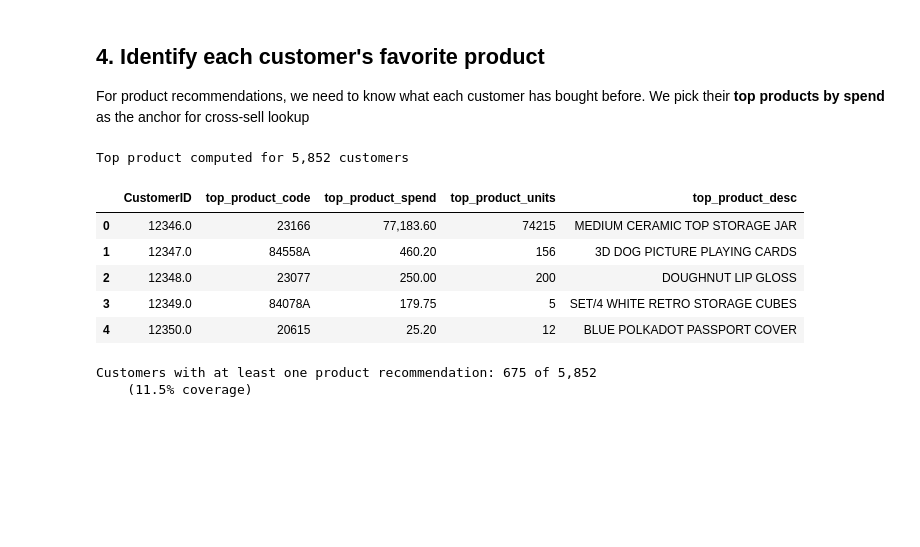
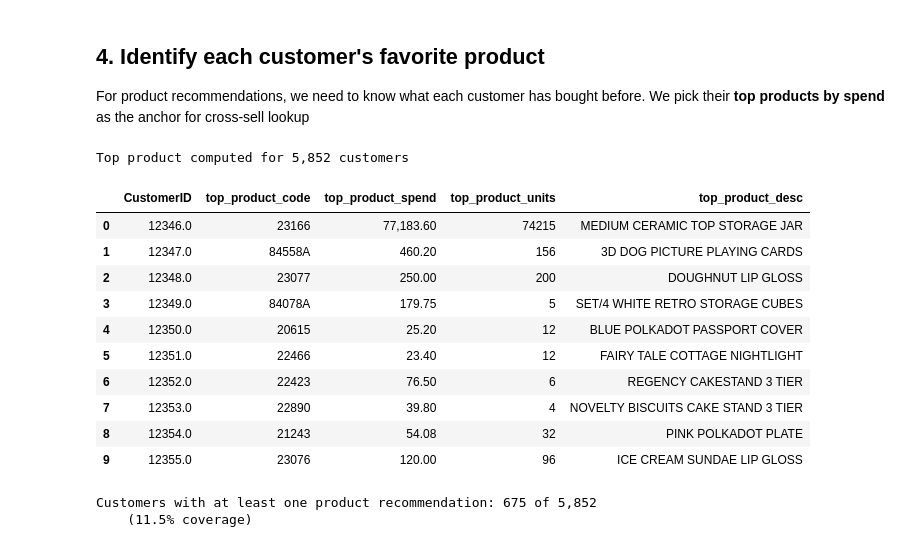
Before and after one commit to JomarHAN/ML-UCI-Online-Retail-II, a Jupyter notebook: notebooks/08_recommendations.ipynb, the cells around one changed output. Saved outputs shown, nothing was run; the diff lists cells and outputs as text; code cells hidden in the pictures; blank space fills up the shorter version.

```diff
--- a/notebooks/08_recommendations.ipynb
+++ b/notebooks/08_recommendations.ipynb
@@ -200,26 +213,31 @@ For product recommendations, we need to know what each customer has bought befor
 # %%
 # For each customer, find their highest-revenue product
 customer_top_product = (
     transactions.groupby(['CustomerID','StockCode'], as_index=False)
     .agg(spend=('Revenue', 'sum'), units=('Quantity', 'sum'), desc=('Description', 'first'))
     .sort_values(['CustomerID', 'spend'], ascending=[True, False])
     .groupby('CustomerID')
     .first()
     .reset_index()
     .rename(columns={'StockCode': 'top_product_code', 'desc': 'top_product_desc',
                      'spend': 'top_product_spend', 'units': 'top_product_units'})
 )
 
 print(f'Top product computed for {len(customer_top_product):,} customers')
-customer_top_product.head(5)
+customer_top_product.head(10)
 # %% [output]
 Top product computed for 5,852 customers
 |  | CustomerID | top_product_code | top_product_spend | top_product_units | top_product_desc |
 | 0 | 12346.0 | 23166 | 77,183.60 | 74215 | MEDIUM CERAMIC TOP STORAGE JAR |
 | 1 | 12347.0 | 84558A | 460.20 | 156 | 3D DOG PICTURE PLAYING CARDS |
 | 2 | 12348.0 | 23077 | 250.00 | 200 | DOUGHNUT LIP GLOSS |
 | 3 | 12349.0 | 84078A | 179.75 | 5 | SET/4 WHITE RETRO STORAGE CUBES |
 | 4 | 12350.0 | 20615 | 25.20 | 12 | BLUE POLKADOT PASSPORT COVER |
+| 5 | 12351.0 | 22466 | 23.40 | 12 | FAIRY TALE COTTAGE NIGHTLIGHT |
+| 6 | 12352.0 | 22423 | 76.50 | 6 | REGENCY CAKESTAND 3 TIER |
+| 7 | 12353.0 | 22890 | 39.80 | 4 | NOVELTY BISCUITS CAKE STAND 3 TIER |
+| 8 | 12354.0 | 21243 | 54.08 | 32 | PINK POLKADOT PLATE |
+| 9 | 12355.0 | 23076 | 120.00 | 96 | ICE CREAM SUNDAE LIP GLOSS |
 # %%
 # Build a lookup: stock_code -> list of recommendations
 cross_sell_lookup = (
```
Also changed, not shown: parts of 1 cell of this notebook, 5 other files.
